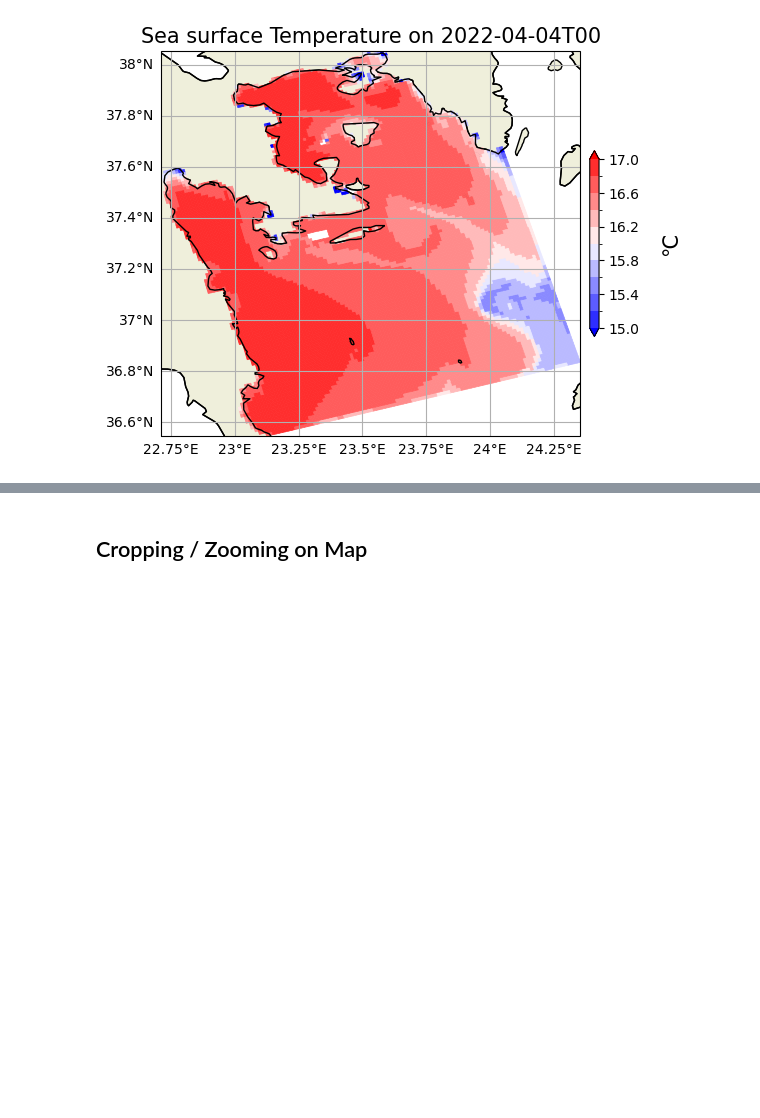
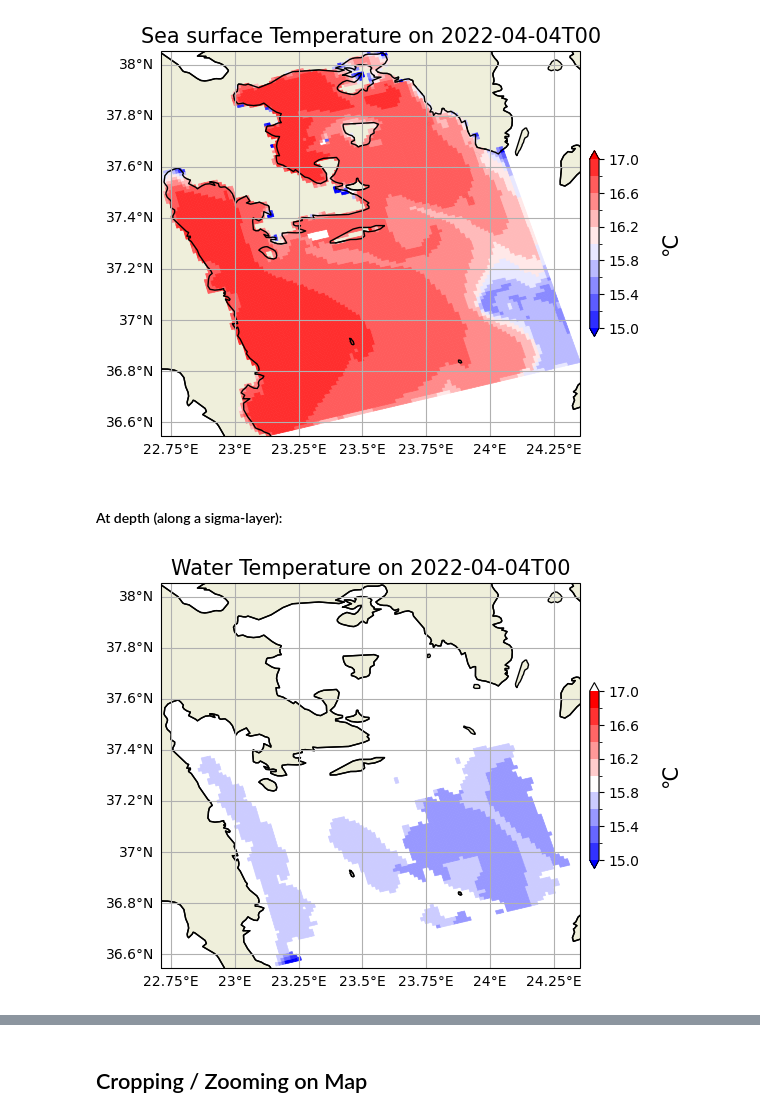
Before and after one commit to c-scale-community/workflow-coastal-hydrowaq, a Jupyter notebook: notebooks/example_visuals.ipynb, the cells around one changed output, grey strips where cells are left out. Drawn from its saved outputs; the diff is of its cells as text; code cells hidden in the pictures; blank space fills up the shorter version.

```diff
--- a/notebooks/example_visuals.ipynb
+++ b/notebooks/example_visuals.ipynb
@@ -24,4 +30,5 @@ basedir = r"C:\Users\\heye\OneDrive - Stichting Deltares\Documents\Projects\C-SC
 # %%
 f = os.path.join(basedir, fr"tttz_waq_0000_map.nc")
 waq_xr = dfmt.open_partitioned_dataset(f.replace('_0000_','_0*_'))  # Open every .map file in this folder
+waq_xr = dfmt.rename_waqvars(waq_xr) # rename the water quality variables
 # %% [output]
@@ -59,3 +68,32 @@ cbar.set_label('\u2103', rotation=90,fontsize=15, labelpad=15)
 # plt.savefig('out/temp_map.png')
 # %% [output]
 [figure]
+# %% [markdown]
+#### At depth (along a sigma-layer):
+# %%
+# Select the temperature parameter, at the date and depth we want, and store it in a variable.
+date_plot='2022-04-04T00' # Define a date that is available in the product
+depth = 3
+temp_map = waq_xr['mesh2d_tem1'].sel(time=date_plot).sel(mesh2d_nLayers=depth).squeeze()
+
+# Define the characteristics of the plot
+f = plt.figure(figsize=(6, 5))                                             # create a figure and define its size
+ax = plt.axes(projection=ccrs.PlateCarree())                               # create an ax and select the projection of the map
+ax.coastlines()                                                            # add the coastlines
+gl = ax.gridlines(crs=ccrs.PlateCarree(), draw_labels=True)                # add the longitude / latitude lines
+gl.right_labels = False                                                    # remove latitude labels on the right
+gl.top_labels = False                                                      # remove longitude labels on the top
+ax.add_feature(cfeature.LAND, zorder=1, edgecolor='k')                     # add land mask
+ax.set_extent([22.5, 24.5, 36.5, 38],crs=ccrs.PlateCarree())               # define the extent of the map [lon_min,lon_max,lat_min,lat_max]
+
+# Plot the sea surface temperature, set the min/max values of the colorbar and the colormap to use
+start,stop,step = 15,17,0.2
+boundaries = np.array([i for i in np.arange(start, stop +1E-6, step)])
+im = temp_map.ugrid.plot(ax=ax, linewidth=0.5, edgecolors='face', cmap='bwr', add_colorbar=False, levels=boundaries)
+
+# Add the titles and legend
+ax.set_title('Water Temperature on {}'.format(date_plot),fontsize=15, y=1)              # add a title to the figure
+cbar = f.colorbar(im,ax=ax,fraction=0.02, pad=0.02, extend='both')                            # add the colorbar
+cbar.set_label('\u2103', rotation=90,fontsize=15, labelpad=15)                                # add the title of the colorbar
+# %% [output]
+[figure, added]
```
Also changed, not shown: parts of 18 cells of this notebook.
